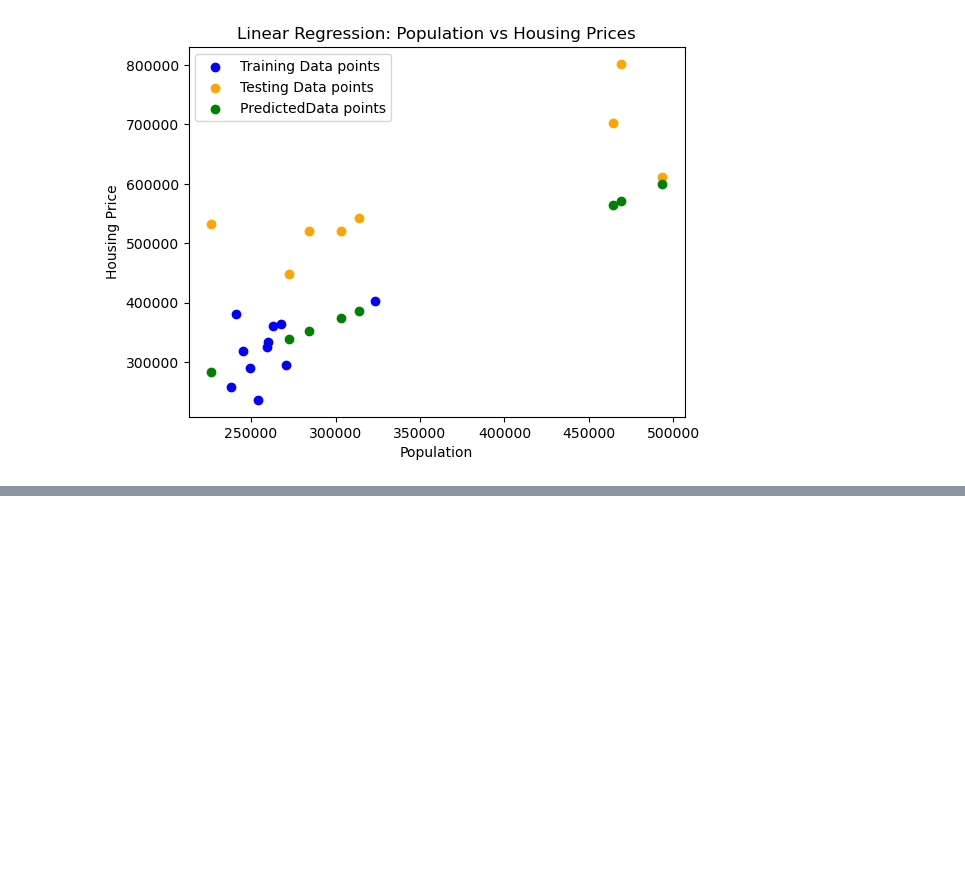
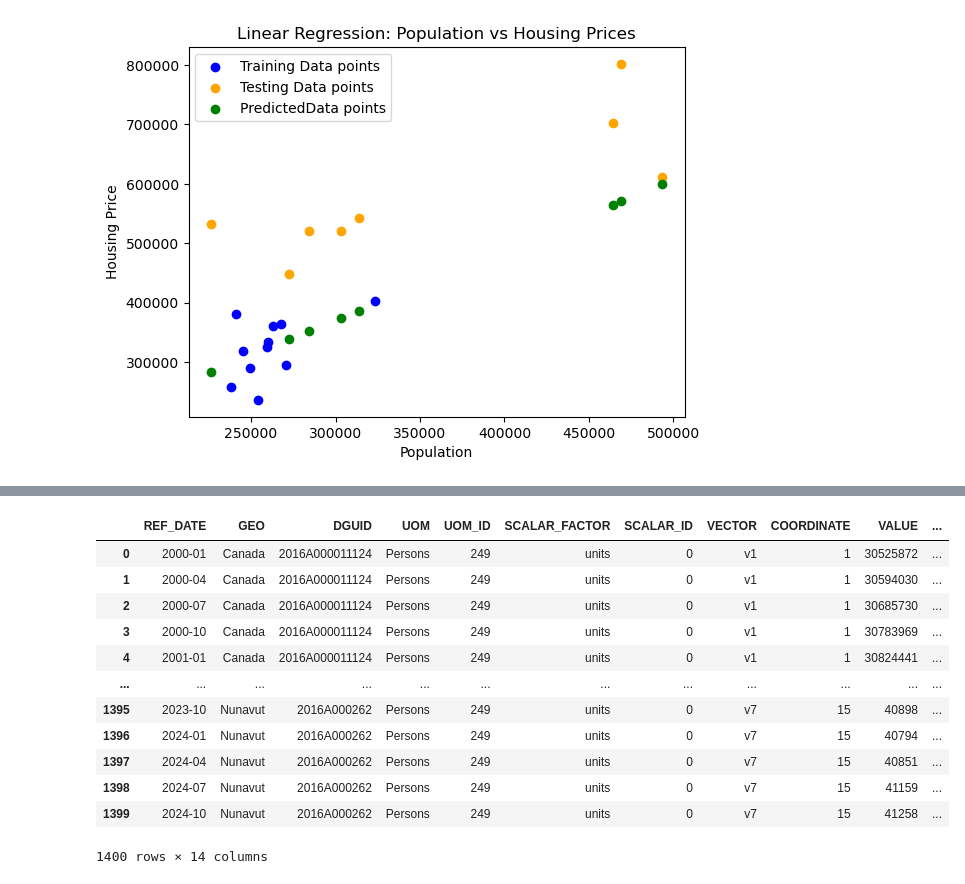
Before and after one commit to gvs311/data-analysis-housing, a Jupyter notebook: Project-v2.ipynb, the cells around one changed output, grey strips where cells are left out. Drawn from its saved outputs; the diff is of its cells as text; code cells hidden in the pictures; blank space fills up the shorter version.

```diff
--- a/Project-v2.ipynb
+++ b/Project-v2.ipynb
@@ -425,0 +521,16 @@ plt.show()
+# %%
+popDf
+# %% [output]
+|  | REF_DATE | GEO | DGUID | UOM | UOM_ID | SCALAR_FACTOR | SCALAR_ID | VECTOR | COORDINATE | VALUE | ... |
+| 0 | 2000-01 | Canada | 2016A000011124 | Persons | 249 | units | 0 | v1 | 1 | 30525872 | ... |
+| 1 | 2000-04 | Canada | 2016A000011124 | Persons | 249 | units | 0 | v1 | 1 | 30594030 | ... |
+| 2 | 2000-07 | Canada | 2016A000011124 | Persons | 249 | units | 0 | v1 | 1 | 30685730 | ... |
+| 3 | 2000-10 | Canada | 2016A000011124 | Persons | 249 | units | 0 | v1 | 1 | 30783969 | ... |
+| 4 | 2001-01 | Canada | 2016A000011124 | Persons | 249 | units | 0 | v1 | 1 | 30824441 | ... |
+| ... | ... | ... | ... | ... | ... | ... | ... | ... | ... | ... | ... |
+| 1395 | 2023-10 | Nunavut | 2016A000262 | Persons | 249 | units | 0 | v7 | 15 | 40898 | ... |
+| 1396 | 2024-01 | Nunavut | 2016A000262 | Persons | 249 | units | 0 | v7 | 15 | 40794 | ... |
+| 1397 | 2024-04 | Nunavut | 2016A000262 | Persons | 249 | units | 0 | v7 | 15 | 40851 | ... |
+| 1398 | 2024-07 | Nunavut | 2016A000262 | Persons | 249 | units | 0 | v7 | 15 | 41159 | ... |
+| 1399 | 2024-10 | Nunavut | 2016A000262 | Persons | 249 | units | 0 | v7 | 15 | 41258 | ... |
+1400 rows × 14 columns
```
Also changed, not shown: parts of 13 cells of this notebook.
